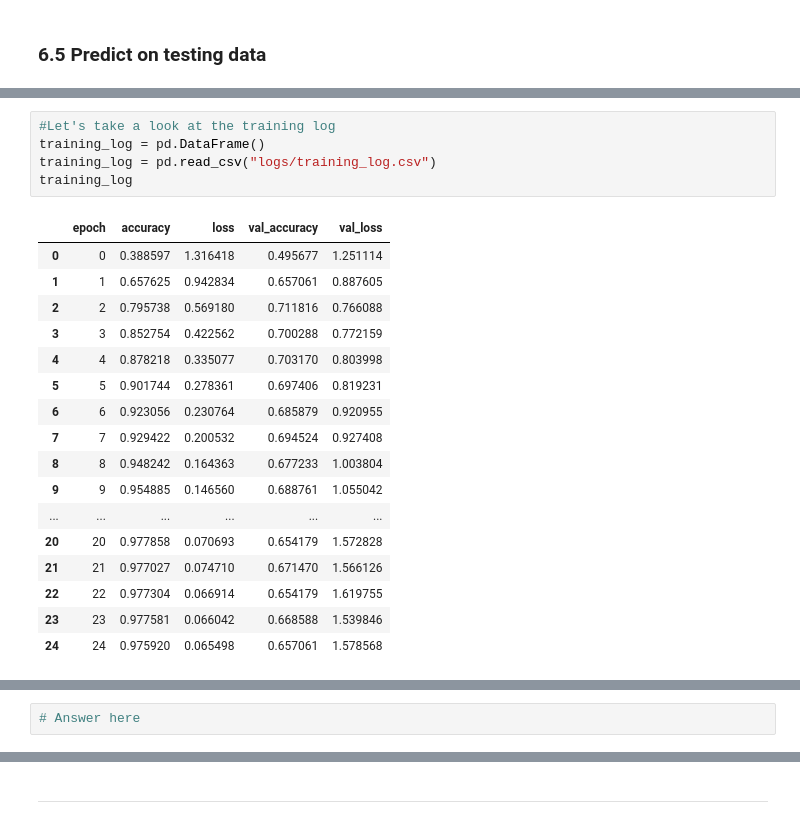
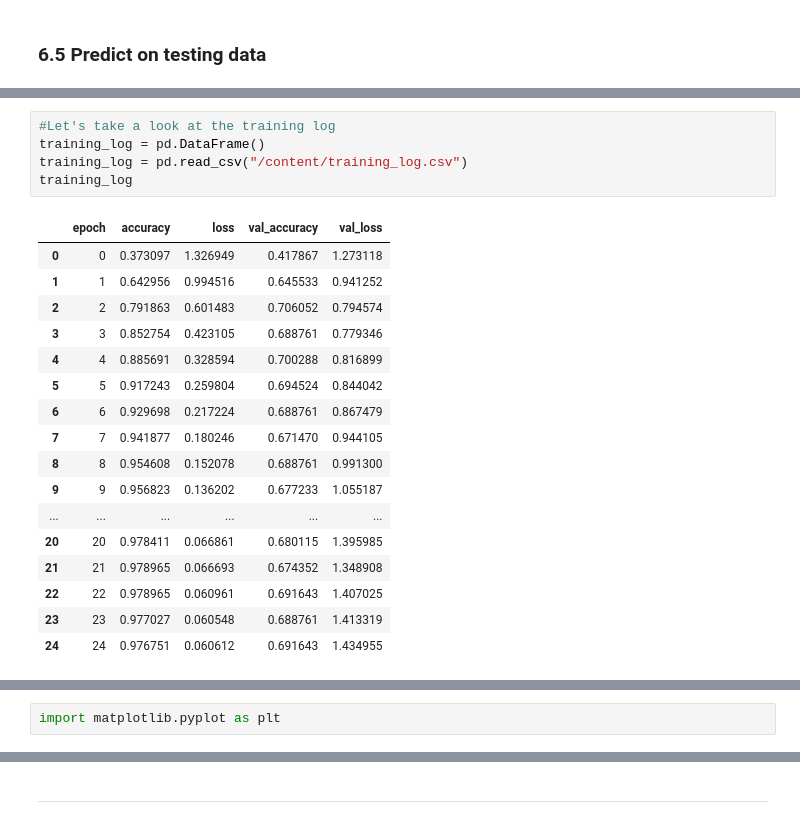
Before and after one commit to ark610475/DM2024-Lab2-Master, a Jupyter notebook: DM2024-Lab2-Master.ipynb, the cells around one changed output, grey strips where cells are left out. Cells and saved outputs as stored; diff of their text form.

```diff
--- a/DM2024-Lab2-Master.ipynb
+++ b/DM2024-Lab2-Master.ipynb
@@ -913,26 +978,26 @@ testing accuracy: 0.66
 # %%
 #Let's take a look at the training log
 training_log = pd.DataFrame()
-training_log = pd.read_csv("logs/training_log.csv")
+training_log = pd.read_csv("/content/training_log.csv")
 training_log
 # %% [output]
 |  | epoch | accuracy | loss | val_accuracy | val_loss |
-| 0 | 0 | 0.388597 | 1.316418 | 0.495677 | 1.251114 |
-| 1 | 1 | 0.657625 | 0.942834 | 0.657061 | 0.887605 |
-| 2 | 2 | 0.795738 | 0.569180 | 0.711816 | 0.766088 |
-| 3 | 3 | 0.852754 | 0.422562 | 0.700288 | 0.772159 |
-| 4 | 4 | 0.878218 | 0.335077 | 0.703170 | 0.803998 |
-| 5 | 5 | 0.901744 | 0.278361 | 0.697406 | 0.819231 |
-| 6 | 6 | 0.923056 | 0.230764 | 0.685879 | 0.920955 |
-| 7 | 7 | 0.929422 | 0.200532 | 0.694524 | 0.927408 |
-| 8 | 8 | 0.948242 | 0.164363 | 0.677233 | 1.003804 |
-| 9 | 9 | 0.954885 | 0.146560 | 0.688761 | 1.055042 |
+| 0 | 0 | 0.373097 | 1.326949 | 0.417867 | 1.273118 |
+| 1 | 1 | 0.642956 | 0.994516 | 0.645533 | 0.941252 |
+| 2 | 2 | 0.791863 | 0.601483 | 0.706052 | 0.794574 |
+| 3 | 3 | 0.852754 | 0.423105 | 0.688761 | 0.779346 |
+| 4 | 4 | 0.885691 | 0.328594 | 0.700288 | 0.816899 |
+| 5 | 5 | 0.917243 | 0.259804 | 0.694524 | 0.844042 |
+| 6 | 6 | 0.929698 | 0.217224 | 0.688761 | 0.867479 |
+| 7 | 7 | 0.941877 | 0.180246 | 0.671470 | 0.944105 |
+| 8 | 8 | 0.954608 | 0.152078 | 0.688761 | 0.991300 |
+| 9 | 9 | 0.956823 | 0.136202 | 0.677233 | 1.055187 |
 | ... | ... | ... | ... | ... | ... |
-| 20 | 20 | 0.977858 | 0.070693 | 0.654179 | 1.572828 |
-| 21 | 21 | 0.977027 | 0.074710 | 0.671470 | 1.566126 |
-| 22 | 22 | 0.977304 | 0.066914 | 0.654179 | 1.619755 |
-| 23 | 23 | 0.977581 | 0.066042 | 0.668588 | 1.539846 |
-| 24 | 24 | 0.975920 | 0.065498 | 0.657061 | 1.578568 |
+| 20 | 20 | 0.978411 | 0.066861 | 0.680115 | 1.395985 |
+| 21 | 21 | 0.978965 | 0.066693 | 0.674352 | 1.348908 |
+| 22 | 22 | 0.978965 | 0.060961 | 0.691643 | 1.407025 |
+| 23 | 23 | 0.977027 | 0.060548 | 0.688761 | 1.413319 |
+| 24 | 24 | 0.976751 | 0.060612 | 0.691643 | 1.434955 |
 # %% [markdown]
 ---
 ### ** >>> Exercise 6 (Take home): **
@@ -942,5 +1007,5 @@ Plot the Training and Validation Accuracy and Loss (different plots), just like
 ![pic3.png](attachment:pic3.png)
 # %% [markdown]
 ![pic4.png](attachment:pic4.png)
-# %%
-# Answer here
+# %%
+import matplotlib.pyplot as plt
```
Also changed, not shown: parts of 31 cells of this notebook.
